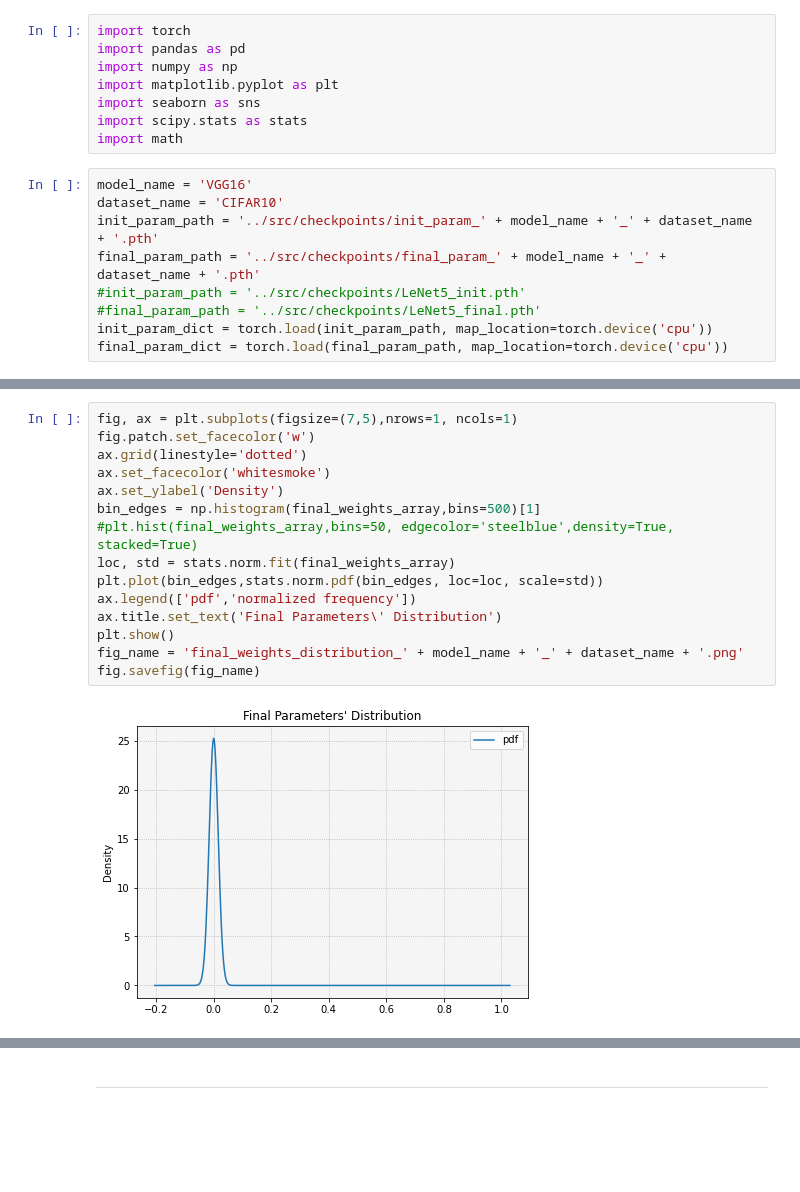
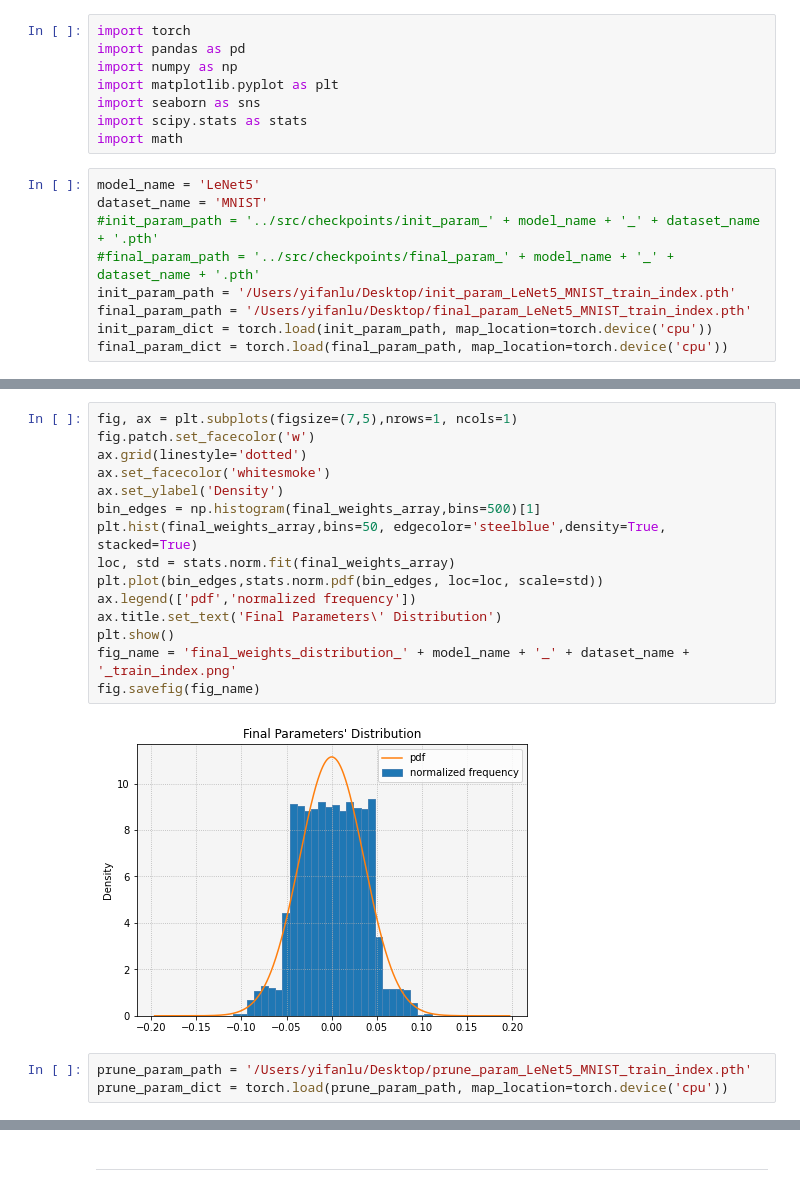
Before and after one commit to wwwfan628/nn_compression, a Jupyter notebook: notebooks/weights_distribution_compare.ipynb, the cells around one changed output, grey strips where cells are left out. Drawn from its saved outputs; the diff is of its cells as text; blank space fills up the shorter version.

```diff
--- a/notebooks/weights_distribution_compare.ipynb
+++ b/notebooks/weights_distribution_compare.ipynb
@@ -7,12 +7,12 @@ import seaborn as sns
 import scipy.stats as stats
 import math
 # %%
-model_name = 'VGG16'
-dataset_name = 'CIFAR10'
-init_param_path = '../src/checkpoints/init_param_' + model_name + '_' + dataset_name + '.pth'
-final_param_path = '../src/checkpoints/final_param_' + model_name + '_' + dataset_name + '.pth'
-#init_param_path = '../src/checkpoints/LeNet5_init.pth'
-#final_param_path = '../src/checkpoints/LeNet5_final.pth'
+model_name = 'LeNet5'
+dataset_name = 'MNIST'
+#init_param_path = '../src/checkpoints/init_param_' + model_name + '_' + dataset_name + '.pth'
+#final_param_path = '../src/checkpoints/final_param_' + model_name + '_' + dataset_name + '.pth'
+init_param_path = '/Users/yifanlu/Desktop/init_param_LeNet5_MNIST_train_index.pth'
+final_param_path = '/Users/yifanlu/Desktop/final_param_LeNet5_MNIST_train_index.pth'
 init_param_dict = torch.load(init_param_path, map_location=torch.device('cpu'))
 final_param_dict = torch.load(final_param_path, map_location=torch.device('cpu'))
 # %%
@@ -94,17 +80,20 @@ fig.savefig(fig_name)
 # %%
 fig, ax = plt.subplots(figsize=(7,5),nrows=1, ncols=1)
 fig.patch.set_facecolor('w')
 ax.grid(linestyle='dotted')
 ax.set_facecolor('whitesmoke')
 ax.set_ylabel('Density')
 bin_edges = np.histogram(final_weights_array,bins=500)[1]
-#plt.hist(final_weights_array,bins=50, edgecolor='steelblue',density=True, stacked=True)
+plt.hist(final_weights_array,bins=50, edgecolor='steelblue',density=True, stacked=True)
 loc, std = stats.norm.fit(final_weights_array)
 plt.plot(bin_edges,stats.norm.pdf(bin_edges, loc=loc, scale=std))
 ax.legend(['pdf','normalized frequency'])
 ax.title.set_text('Final Parameters\' Distribution')
 plt.show()
-fig_name = 'final_weights_distribution_' + model_name + '_' + dataset_name + '.png'
+fig_name = 'final_weights_distribution_' + model_name + '_' + dataset_name + '_train_index.png'
 fig.savefig(fig_name)
 # %% [output]
-[figure, old version]
+[figure, new version]
+# %%
+prune_param_path = '/Users/yifanlu/Desktop/prune_param_LeNet5_MNIST_train_index.pth'
+prune_param_dict = torch.load(prune_param_path, map_location=torch.device('cpu'))
```
Also changed, not shown: parts of 8 cells of this notebook, 1 other file.
